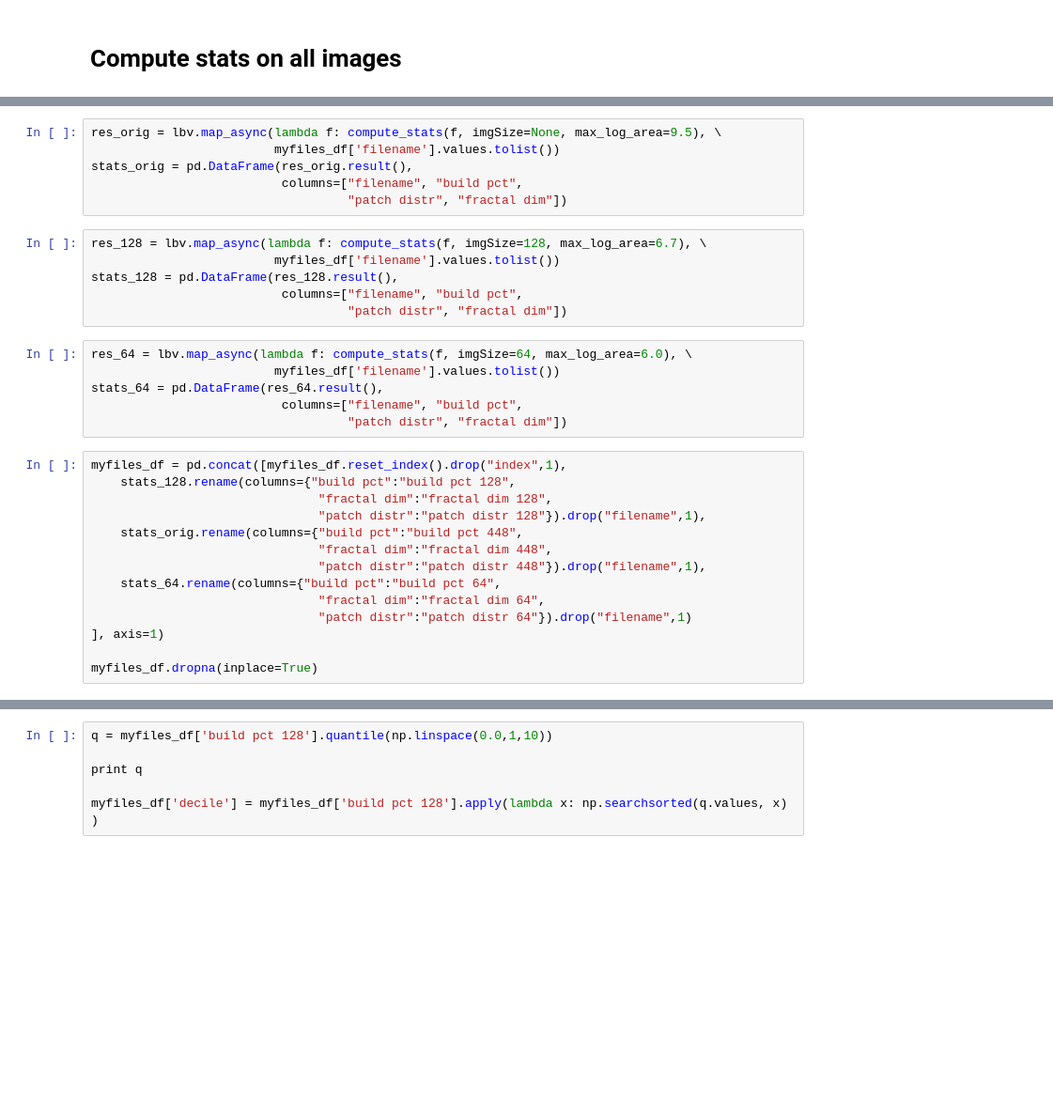
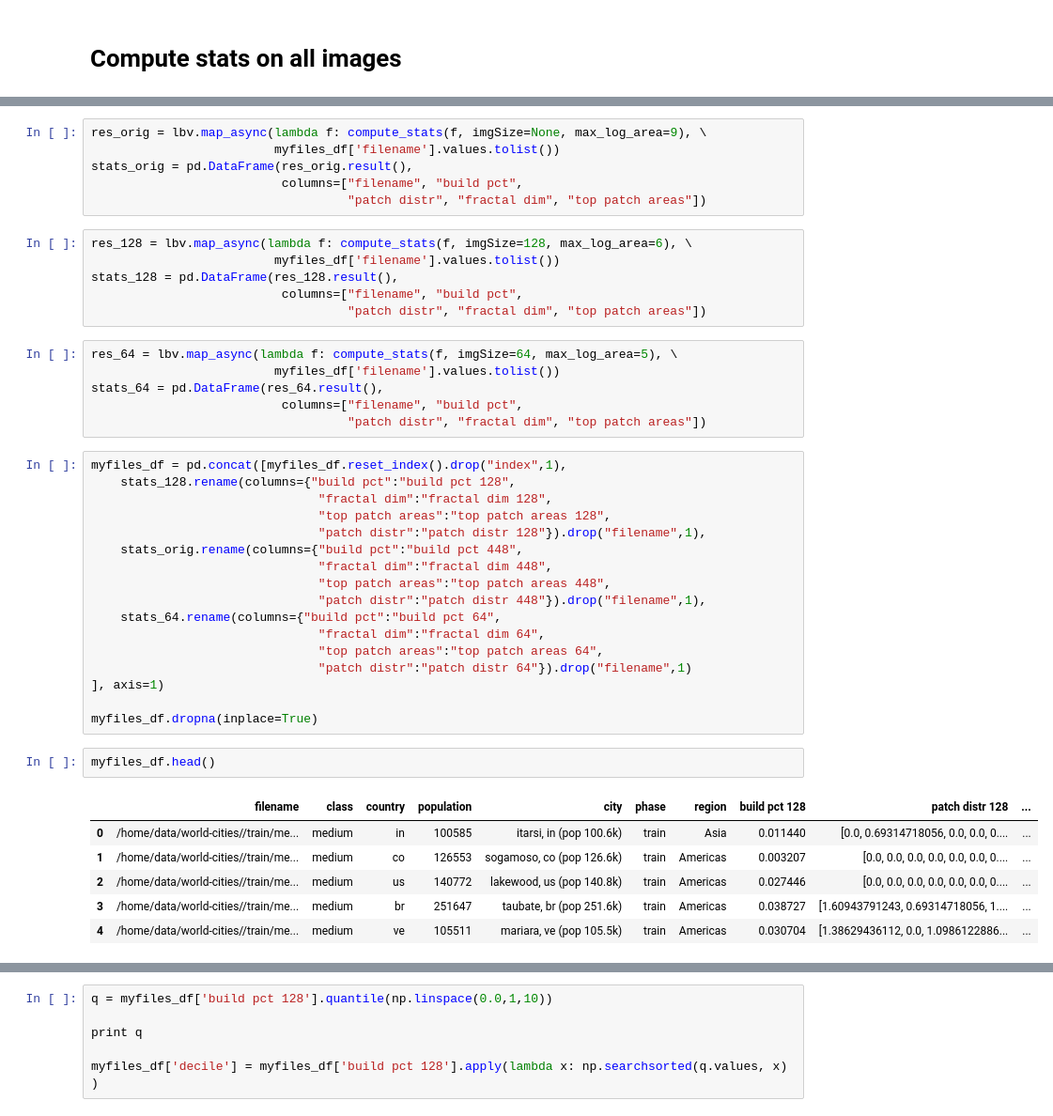
Before and after one commit to adrianalbert/urbanization-patterns, a Jupyter notebook: analysis/Expert summary statistics & data preprocessing.ipynb, the cells around one changed output, grey strips where cells are left out. Shown at 94% size. Cells and saved outputs as stored; diff of their text form; blank space fills up the shorter version.

```diff
--- a/analysis/Expert summary statistics & data preprocessing.ipynb
+++ b/analysis/Expert summary statistics & data preprocessing.ipynb
@@ -394,35 +418,47 @@ compute_stats(f, imgSize=64, max_log_area=6.0)
 # %%
-res_orig = lbv.map_async(lambda f: compute_stats(f, imgSize=None, max_log_area=9.5), \
+res_orig = lbv.map_async(lambda f: compute_stats(f, imgSize=None, max_log_area=9), \
                          myfiles_df['filename'].values.tolist())
 stats_orig = pd.DataFrame(res_orig.result(),
                           columns=["filename", "build pct",
-                                   "patch distr", "fractal dim"])
+                                   "patch distr", "fractal dim", "top patch areas"])
 # %%
-res_128 = lbv.map_async(lambda f: compute_stats(f, imgSize=128, max_log_area=6.7), \
+res_128 = lbv.map_async(lambda f: compute_stats(f, imgSize=128, max_log_area=6), \
                          myfiles_df['filename'].values.tolist())
 stats_128 = pd.DataFrame(res_128.result(),
                           columns=["filename", "build pct",
-                                   "patch distr", "fractal dim"])
+                                   "patch distr", "fractal dim", "top patch areas"])
 # %%
-res_64 = lbv.map_async(lambda f: compute_stats(f, imgSize=64, max_log_area=6.0), \
+res_64 = lbv.map_async(lambda f: compute_stats(f, imgSize=64, max_log_area=5), \
                          myfiles_df['filename'].values.tolist())
 stats_64 = pd.DataFrame(res_64.result(),
                           columns=["filename", "build pct",
-                                   "patch distr", "fractal dim"])
+                                   "patch distr", "fractal dim", "top patch areas"])
 # %%
 myfiles_df = pd.concat([myfiles_df.reset_index().drop("index",1),
     stats_128.rename(columns={"build pct":"build pct 128",
                                "fractal dim":"fractal dim 128",
+                               "top patch areas":"top patch areas 128",
                                "patch distr":"patch distr 128"}).drop("filename",1),
     stats_orig.rename(columns={"build pct":"build pct 448",
                                "fractal dim":"fractal dim 448",
+                               "top patch areas":"top patch areas 448",
                                "patch distr":"patch distr 448"}).drop("filename",1),
     stats_64.rename(columns={"build pct":"build pct 64",
                                "fractal dim":"fractal dim 64",
+                               "top patch areas":"top patch areas 64",
                                "patch distr":"patch distr 64"}).drop("filename",1)
 ], axis=1)
 
 myfiles_df.dropna(inplace=True)
+# %%
+myfiles_df.head()
+# %% [output]
+|  | filename | class | country | population | city | phase | region | build pct 128 | patch distr 128 | ... |
+| 0 | /home/data/world-cities//train/me... | medium | in | 100585 | itarsi, in (pop 100.6k) | train | Asia | 0.011440 | [0.0, 0.69314718056, 0.0, 0.0, 0.... | ... |
+| 1 | /home/data/world-cities//train/me... | medium | co | 126553 | sogamoso, co (pop 126.6k) | train | Americas | 0.003207 | [0.0, 0.0, 0.0, 0.0, 0.0, 0.0, 0.... | ... |
+| 2 | /home/data/world-cities//train/me... | medium | us | 140772 | lakewood, us (pop 140.8k) | train | Americas | 0.027446 | [0.0, 0.0, 0.0, 0.0, 0.0, 0.0, 0.... | ... |
+| 3 | /home/data/world-cities//train/me... | medium | br | 251647 | taubate, br (pop 251.6k) | train | Americas | 0.038727 | [1.60943791243, 0.69314718056, 1.... | ... |
+| 4 | /home/data/world-cities//train/me... | medium | ve | 105511 | mariara, ve (pop 105.5k) | train | Americas | 0.030704 | [1.38629436112, 0.0, 1.0986122886... | ... |
 # %%
 fig, ax = plt.subplots(figsize=(6,4))
 ax2 = ax.twinx()
```
Also changed, not shown: parts of 22 cells of this notebook, 2 other files.
